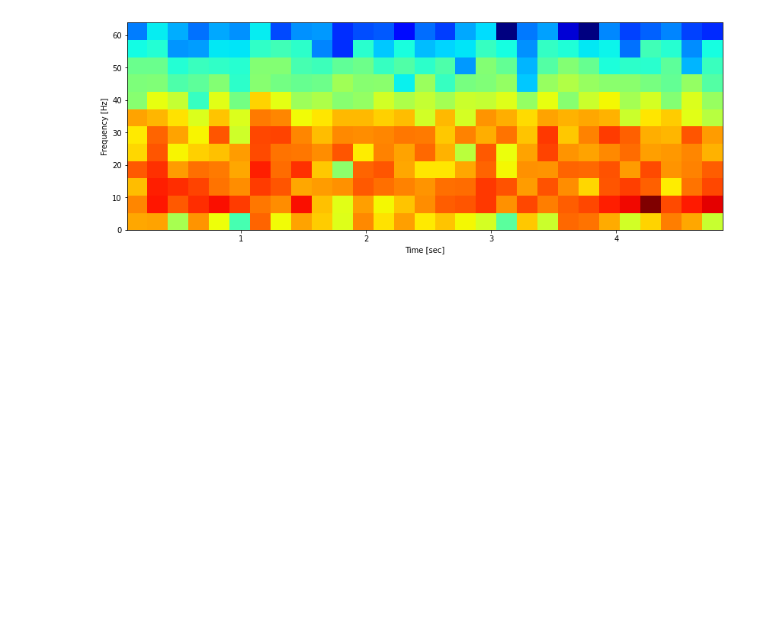
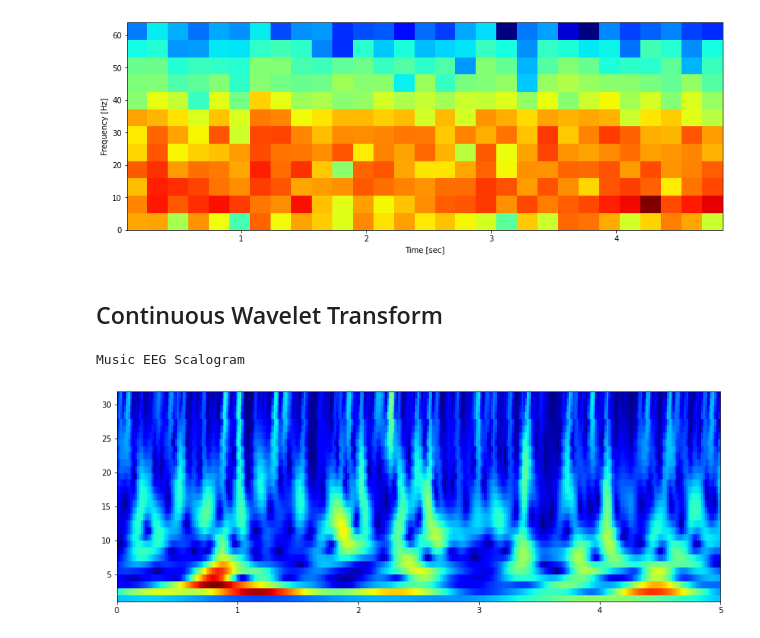
Before and after one commit to Koda98/CSE247-project, a Jupyter notebook: transform.ipynb, the cells around one changed output. Saved outputs shown, nothing was run; the diff lists cells and outputs as text; code cells hidden in the pictures; blank space fills up the shorter version.

```diff
--- a/transform.ipynb
+++ b/transform.ipynb
@@ -37,3 +62,5 @@ plt.rcParams['figure.figsize'] = 14, 5
 plt.show()
 # %% [output]
 [figure]
+# %% [markdown]
+## Continuous Wavelet Transform
@@ -39,0 +111,20 @@ plt.show()
+# %%
+## Create Scalogram
+x = music_data[0]
+N = 128  # input signal sampling rate
+hz = 64  # downsampled sampling rate
+T = 5    # seconds
+ts = 0   # starting second
+w = 4.
+
+# This time we'll z-transform the time series, and save the mean and std
+# so we can apply this same transform to the seizure data.
+x_mean, x_std = x.mean(), x.std()
+x = (x - x_mean) / x_std
+
+print()
+print('Music EEG Scalogram')
+scalogram(music_data[0], N, hz, ts, T, w)  #, True
+# %% [output]
+Music EEG Scalogram
+[figure, added]
```
Also changed, not shown: parts of 9 cells of this notebook, 1 other file.
